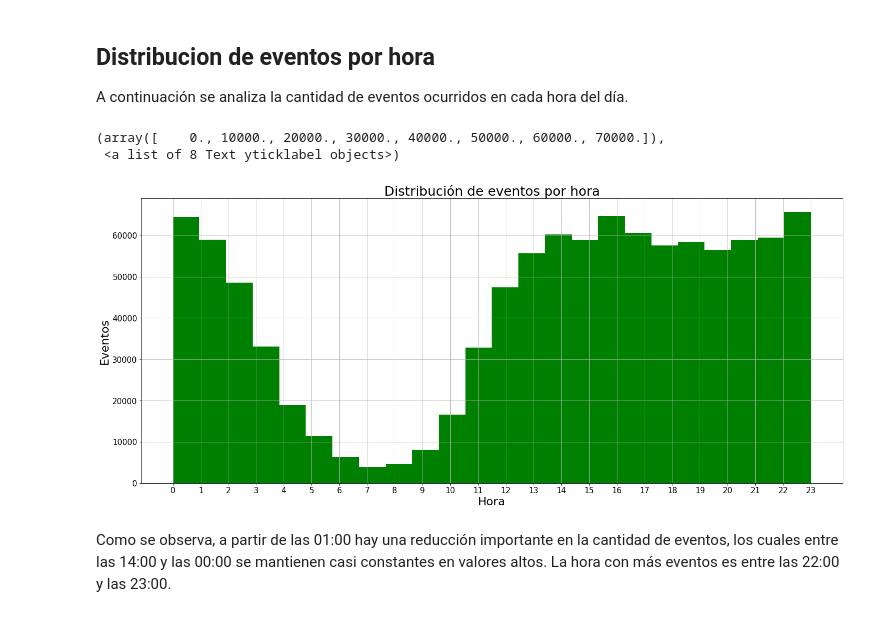
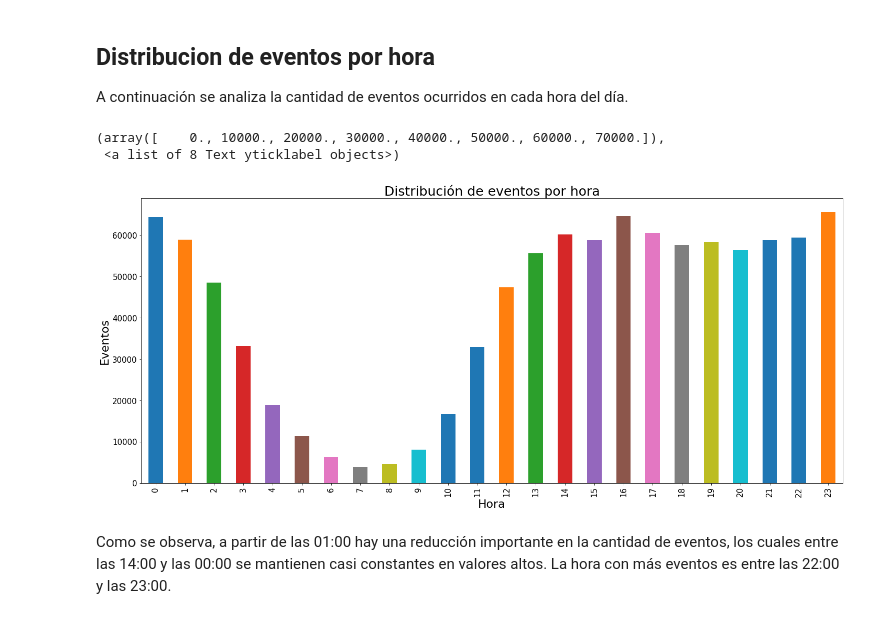
Before and after one commit to emabrea/7506-DATOS-TP1, a Jupyter notebook: Analisis Exploratorio.ipynb, the cells around one changed output. Cells and saved outputs as stored; diff of their text form; code cells hidden in the pictures.

```diff
--- a/Analisis Exploratorio.ipynb
+++ b/Analisis Exploratorio.ipynb
@@ -231,21 +232,27 @@ array(['visited site'], dtype=object)
 # %% [markdown]
 ## Distribucion de eventos por hora
 A continuación se analiza la cantidad de eventos ocurridos en cada hora del día.
+# %%
+# Convert Date
+import calendar
+trocafone['timestamp'] = pd.to_datetime(trocafone['timestamp'])
+trocafone['Year']=trocafone['timestamp'].map(lambda x:x.year)
+trocafone['Month'] = trocafone['timestamp'].dt.month_name()
+trocafone['day_of_week'] = trocafone['timestamp'].dt.weekday_name
+trocafone['day'] = trocafone['timestamp'].map(lambda x: x.day)
+trocafone['Hour'] = pd.to_datetime(trocafone['timestamp'], format='%H:%M',errors='coerce').dt.hour
 # %%
-# Convert Date
-import calendar
-trocafone['timestamp'] = pd.to_datetime(trocafone['timestamp'])
-trocafone['Hour'] = pd.to_datetime(trocafone['timestamp'], format='%H:%M',errors='coerce').dt.hour
-trocafone['Hour'].hist(figsize=(24,10),bins=24,color='green')
+trocafone['Hour'].value_counts().sort_index().plot(kind='bar',figsize=(24,10))
+
+plt.title("Distribución de eventos por hora",fontsize='25')
 plt.xlabel('Hora',fontsize='22')
 plt.ylabel('Eventos',fontsize='22')
-plt.title("Distribución de eventos por hora",fontsize='25')
 plt.xticks(range(24),size = 15)
 plt.yticks(size = 15)
 # %% [output]
 (array([    0., 10000., 20000., 30000., 40000., 50000., 60000., 70000.]),
  <a list of 8 Text yticklabel objects>)
-[figure, old version]
+[figure, new version]
 # %% [markdown]
 Como se observa, a partir de las 01:00 hay una reducción importante en la cantidad de eventos, los cuales entre las 14:00 y las 00:00 se mantienen casi constantes en valores altos. La hora con más eventos es entre las 22:00 y las 23:00.
 # %% [markdown]
```
Also changed, not shown: parts of 15 cells of this notebook.
